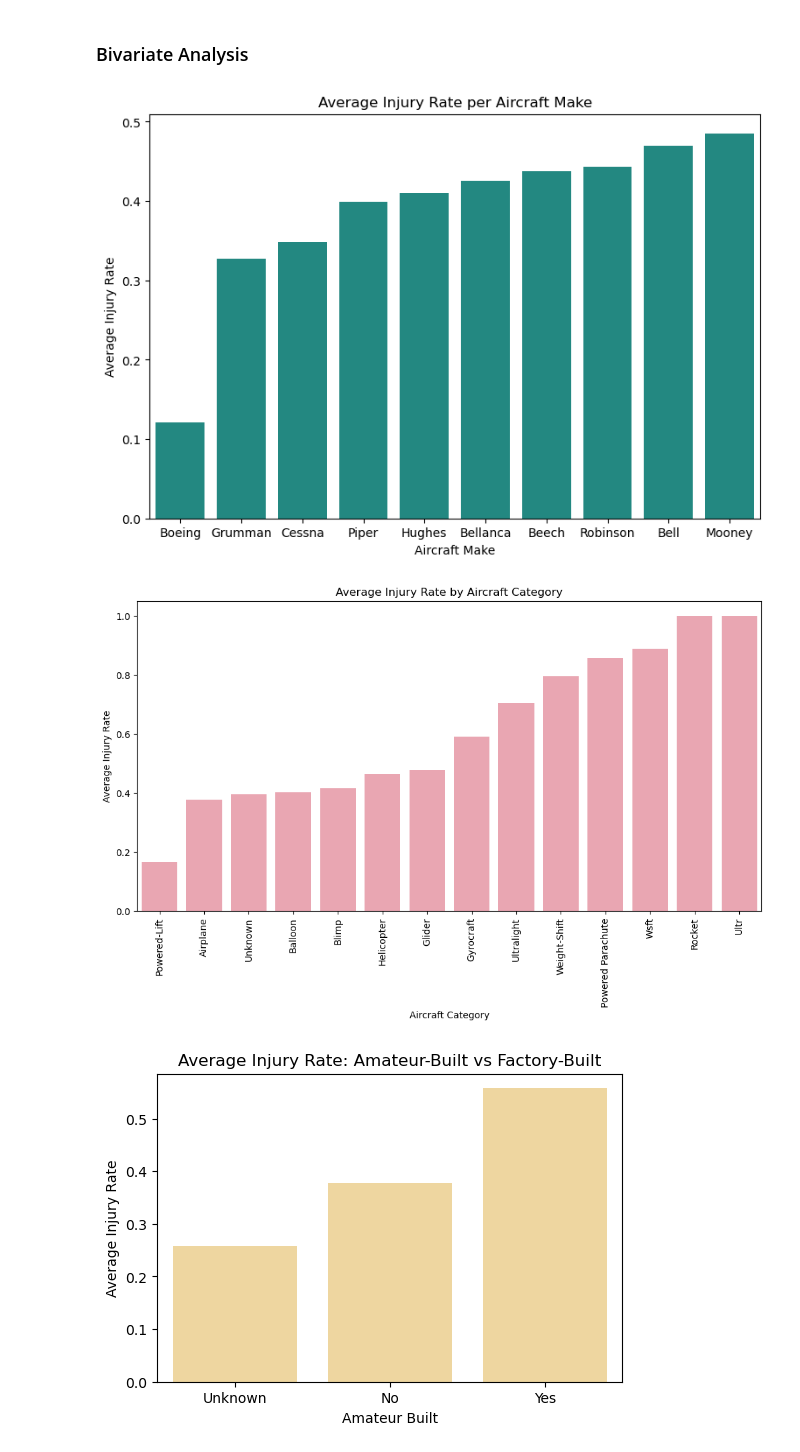
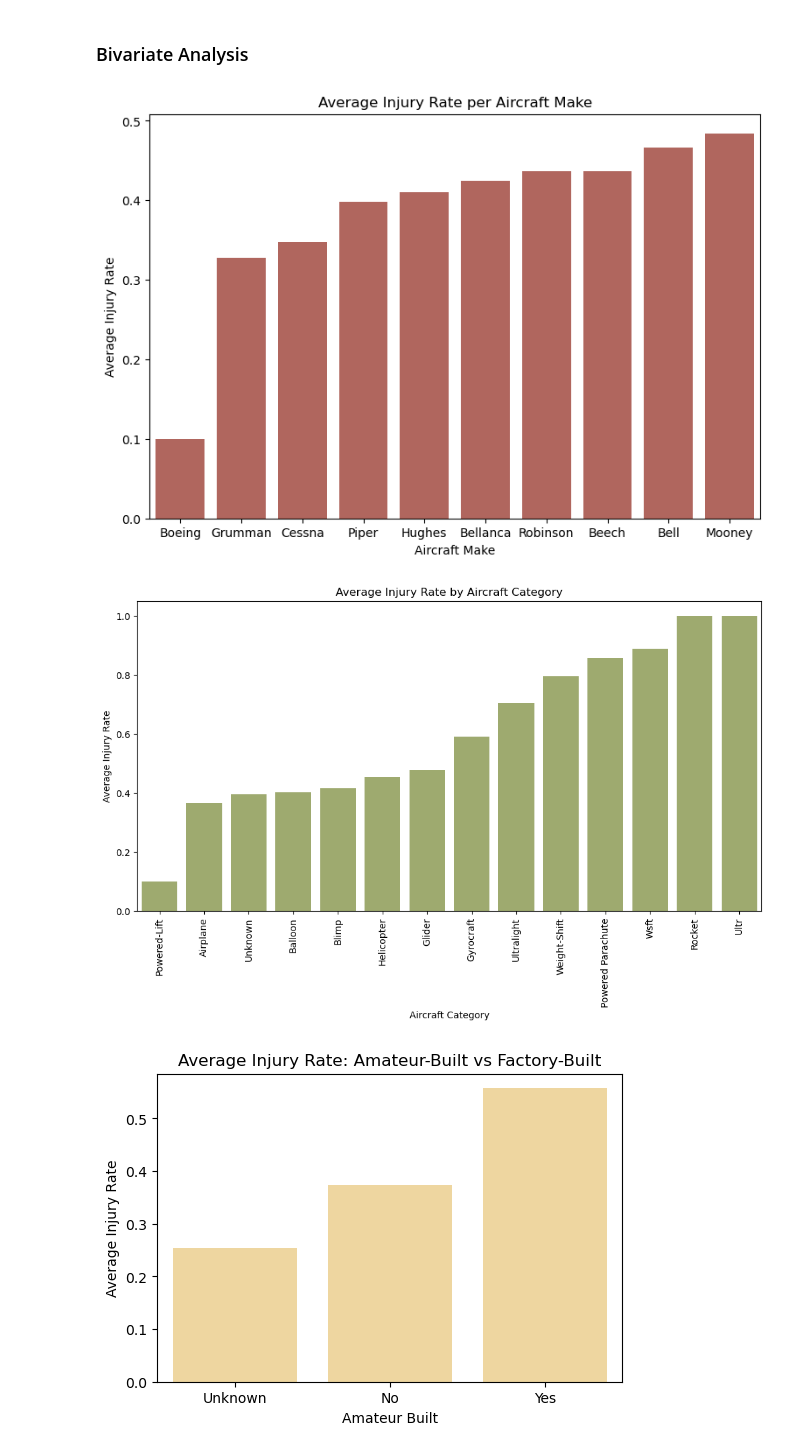
Before and after one commit to StacyMogeni/phase1_project, a Jupyter notebook: Untitled.ipynb, the cells around one changed output. Saved outputs shown, nothing was run; the diff lists cells and outputs as text; code cells hidden in the pictures.

```diff
--- a/Untitled.ipynb
+++ b/Untitled.ipynb
@@ -708,0 +766,5 @@ df1.head()
+# %%
+#Saving the cleaned dataset
+df1.to_csv(r"cleaned_AviationData.csv", index=False)
+df2 = pd.read_csv(r"cleaned_AviationData.csv", encoding="latin1")
+df2.head()
@@ -749,38 +815,35 @@ plt.show()
 # %% [markdown]
 ### Bivariate Analysis
 # %%
-#Ignore the rows with the value 0 in the column "total_onboard"
-clean_df1 = df1[(df1['total_onboard'] > 0) & (df1['injury_rate'].notna())]
-
 # Only keep the most common makes, cause they are too many
-top_makes = clean_df1['make'].value_counts().head(10).index
+top_makes = df2['make'].value_counts().head(10).index
 
 # Filter to those makes
-top_df1 = clean_df1[clean_df1['make'].isin(top_makes)]
+top_df2 = df2[df2['make'].isin(top_makes)]
 
 # Group by "make" and get average injury rate
-avg_injury_rate = top_df1.groupby('make')['injury_rate'].mean().sort_values()
+avg_injury_rate = top_df2.groupby('make')['injury_rate'].mean().sort_values()
 
 plt.figure(figsize=(9, 6))
-sns.barplot(y=avg_injury_rate.values, x=avg_injury_rate.index, color="#129990")
+sns.barplot(y=avg_injury_rate.values, x=avg_injury_rate.index, color="#BE5B50")
 plt.ylabel('Average Injury Rate')
 plt.xlabel('Aircraft Make')
 plt.title('Average Injury Rate per Aircraft Make')
 plt.show()
 # %% [output]
-[figure, old version]
+[figure, new version]
 # %%
 # Calculate average injury rate per flight purpose
-avg_injury_rate = df1.groupby('aircraft_category')['injury_rate'].mean().sort_values()
+avg_injury_rate = df2.groupby('aircraft_category')['injury_rate'].mean().sort_values()
 
 plt.figure(figsize=(12, 6))
-sns.barplot(x=avg_injury_rate.index, y=avg_injury_rate.values, color="#F49BAB")
+sns.barplot(x=avg_injury_rate.index, y=avg_injury_rate.values, color="#A4B465")
 plt.title('Average Injury Rate by Aircraft Category')
 plt.ylabel('Average Injury Rate')
 plt.xlabel('Aircraft Category')
 plt.xticks(rotation=90)
 plt.show()
 # %% [output]
-[figure, old version]
+[figure, new version]
 # %%
 # Calculate average "injury_rate" by "amateur_built"
```
Also changed, not shown: parts of 54 cells of this notebook, 1 other file.
